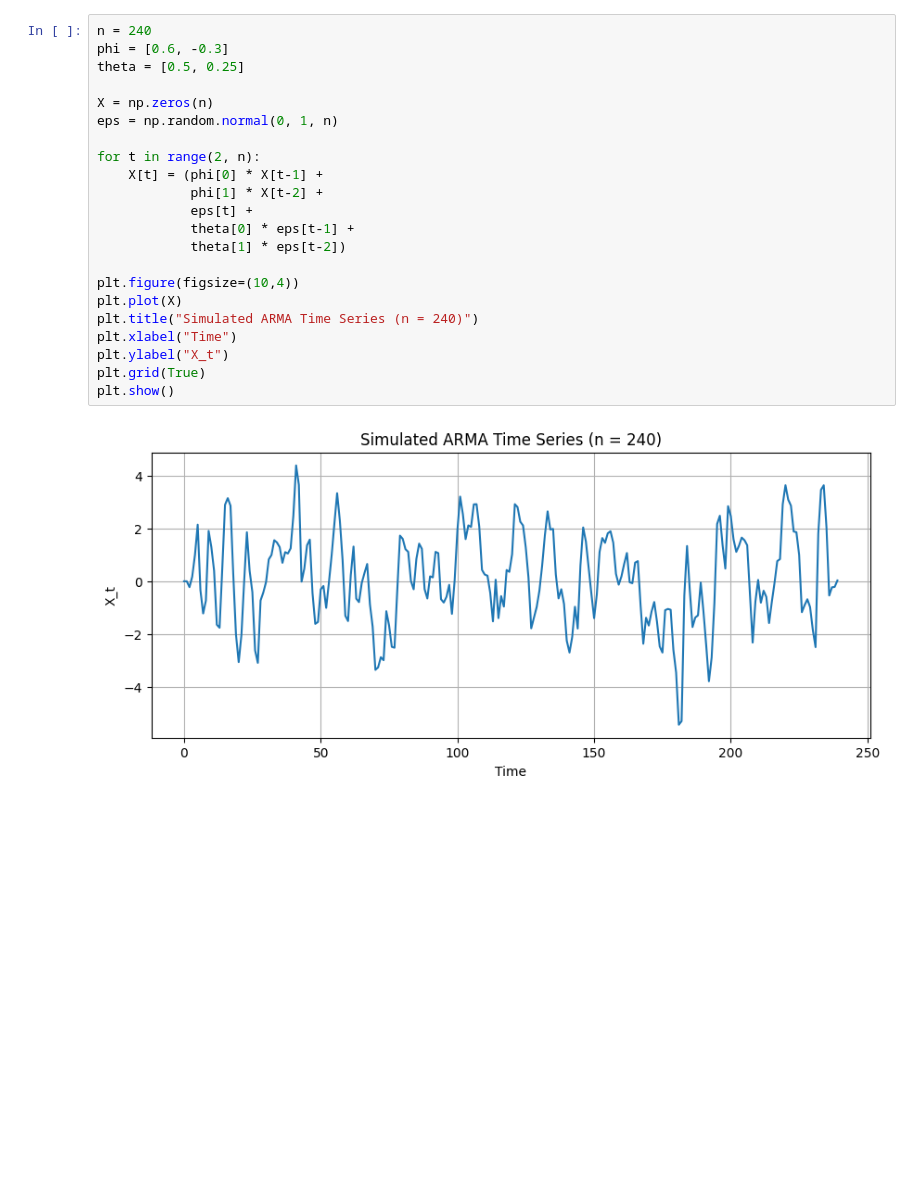
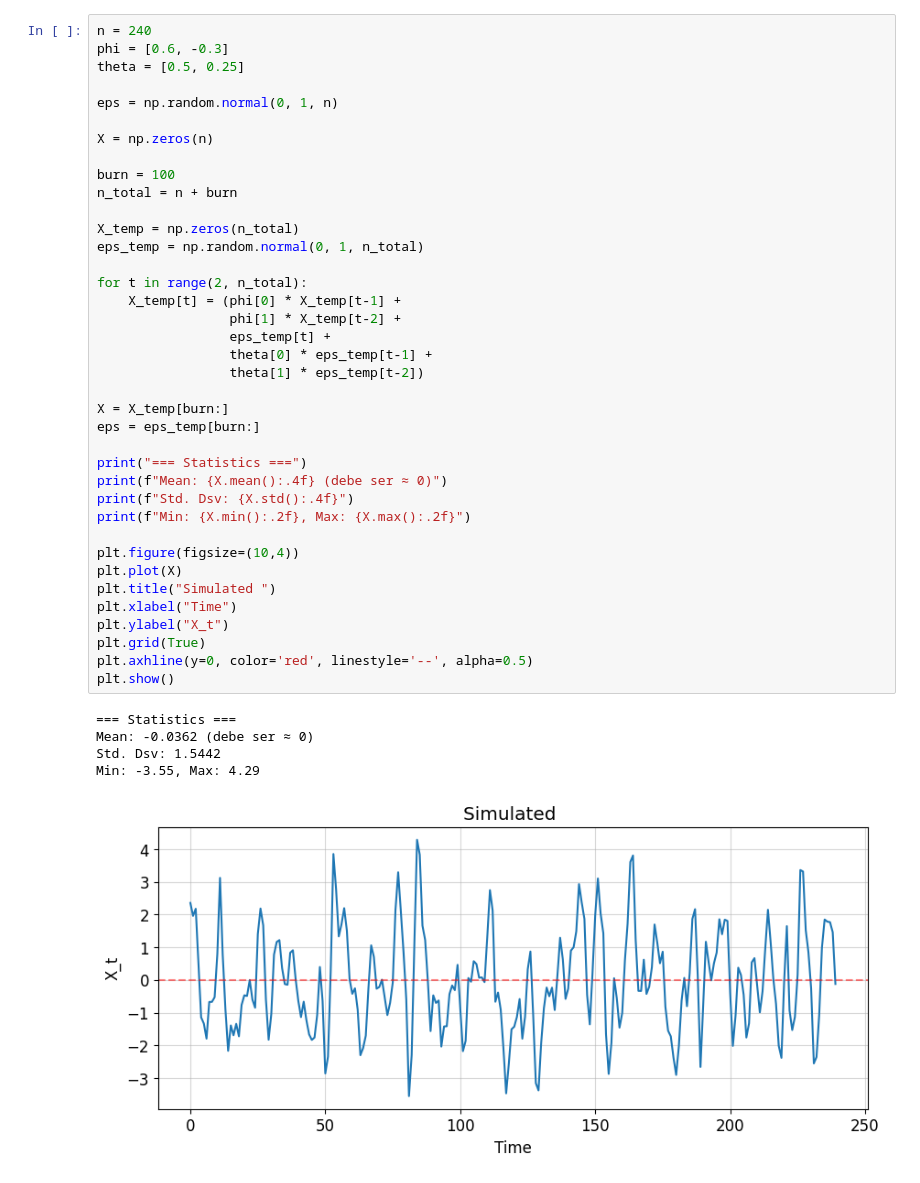
Before and after one commit to Bharragan/AST_Henriquez_Ortiz_Assignment_2, a Jupyter notebook: notebooks/simulated_series.ipynb, the cells around one changed output. Saved outputs shown, nothing was run; the diff lists cells and outputs as text; blank space fills up the shorter version.

Commit message:
Simulated series completed

```diff
--- a/notebooks/simulated_series.ipynb
+++ b/notebooks/simulated_series.ipynb
@@ -25,24 +37,44 @@ np.random.seed(4242)
 # %%
 n = 240
 phi = [0.6, -0.3]
 theta = [0.5, 0.25]
 
-X = np.zeros(n)
 eps = np.random.normal(0, 1, n)
 
-for t in range(2, n):
-    X[t] = (phi[0] * X[t-1] +
-            phi[1] * X[t-2] +
-            eps[t] +
-            theta[0] * eps[t-1] +
-            theta[1] * eps[t-2])
+X = np.zeros(n)
+
+burn = 100
+n_total = n + burn
+
+X_temp = np.zeros(n_total)
+eps_temp = np.random.normal(0, 1, n_total)
+
+for t in range(2, n_total):
+    X_temp[t] = (phi[0] * X_temp[t-1] +
+                 phi[1] * X_temp[t-2] +
+                 eps_temp[t] +
+                 theta[0] * eps_temp[t-1] +
+                 theta[1] * eps_temp[t-2])
+
+X = X_temp[burn:]
+eps = eps_temp[burn:]
+
+print("=== Statistics ===")
+print(f"Mean: {X.mean():.4f} (debe ser ≈ 0)")
+print(f"Std. Dsv: {X.std():.4f}")
+print(f"Min: {X.min():.2f}, Max: {X.max():.2f}")
 
 plt.figure(figsize=(10,4))
 plt.plot(X)
-plt.title("Simulated ARMA Time Series (n = 240)")
+plt.title("Simulated ")
 plt.xlabel("Time")
 plt.ylabel("X_t")
 plt.grid(True)
+plt.axhline(y=0, color='red', linestyle='--', alpha=0.5)
 plt.show()
 # %% [output]
+=== Statistics ===
+Mean: -0.0362 (debe ser ≈ 0)
+Std. Dsv: 1.5442
+Min: -3.55, Max: 4.29
-[figure, old version]
+[figure, new version]
```
Also changed, not shown: parts of 33 cells of this notebook, 2 other files.
